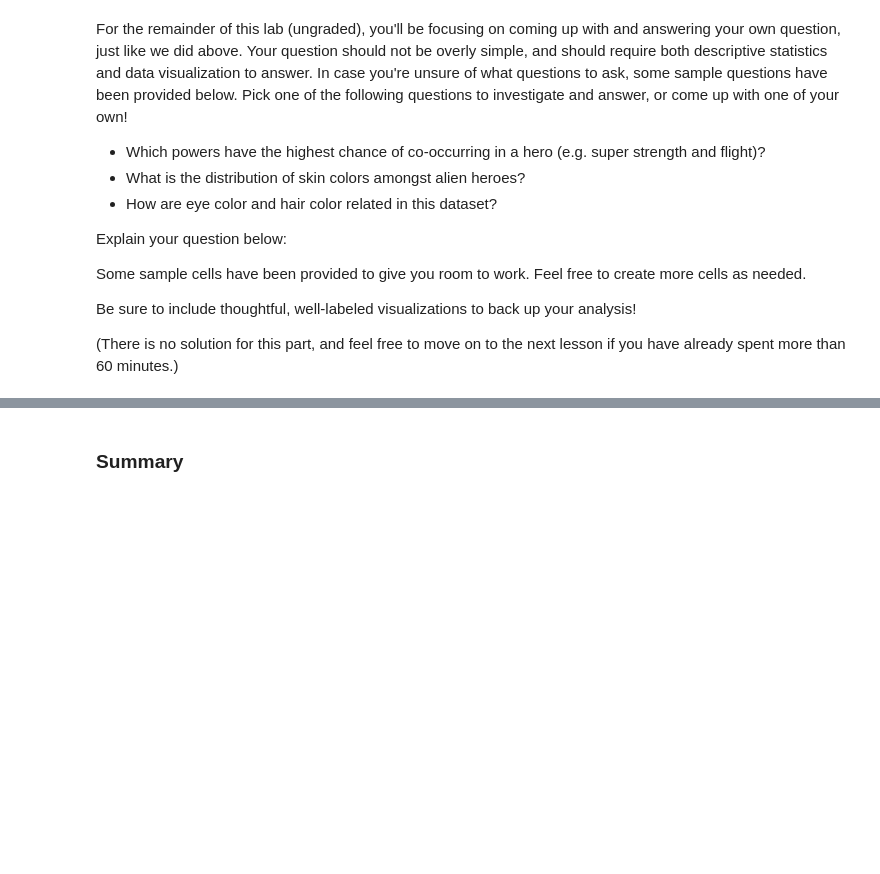
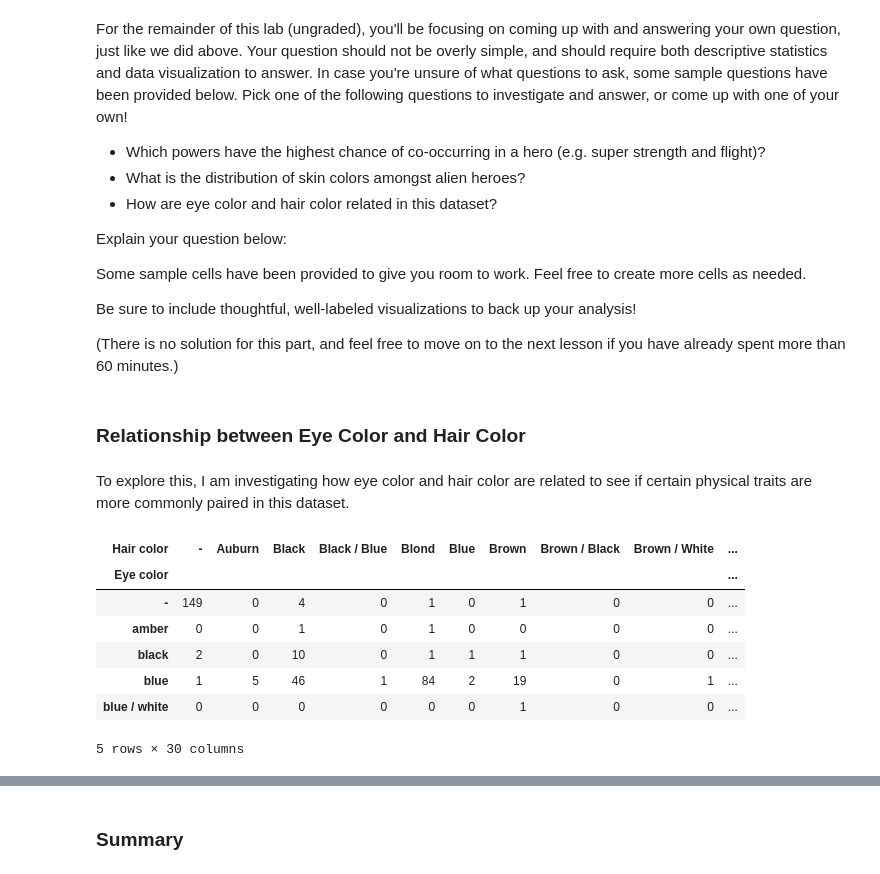
Before and after one commit to YasmeenY/DS_Course0_Week1_Module5_DataPy, a Jupyter notebook: DS_Course0_Week1_Module5_DataPy.ipynb, the cells around one changed output, grey strips where cells are left out. Cells and saved outputs as stored; diff of their text form; code cells hidden in the pictures; blank space fills up the shorter version.

```diff
--- a/DS_Course0_Week1_Module5_DataPy.ipynb
+++ b/DS_Course0_Week1_Module5_DataPy.ipynb
@@ -719,3 +719,22 @@ Some sample cells have been provided to give you room to work. Feel free to crea
 Be sure to include thoughtful, well-labeled visualizations to back up your analysis!
 
 (There is no solution for this part, and feel free to move on to the next lesson if you have already spent more than 60 minutes.)
+# %% [markdown]
+### Relationship between Eye Color and Hair Color
+# %% [markdown]
+To explore this, I am investigating how eye color and hair color are related to see if certain physical traits are more commonly paired in this dataset.
+# %%
+# Create a frequency table for Eye color and Hair color
+color_crosstab = pd.crosstab(heroes_df["Eye color"], heroes_df["Hair color"])
+
+# Display the crosstab
+color_crosstab.head()
+# %% [output]
+| Hair color | - | Auburn | Black | Black / Blue | Blond | Blue | Brown | Brown / Black | Brown / White | ... |
+| Eye color |  |  |  |  |  |  |  |  |  | ... |
+| - | 149 | 0 | 4 | 0 | 1 | 0 | 1 | 0 | 0 | ... |
+| amber | 0 | 0 | 1 | 0 | 1 | 0 | 0 | 0 | 0 | ... |
+| black | 2 | 0 | 10 | 0 | 1 | 1 | 1 | 0 | 0 | ... |
+| blue | 1 | 5 | 46 | 1 | 84 | 2 | 19 | 0 | 1 | ... |
+| blue / white | 0 | 0 | 0 | 0 | 0 | 0 | 1 | 0 | 0 | ... |
+5 rows × 30 columns
```
Also changed, not shown: parts of 2 cells of this notebook.
